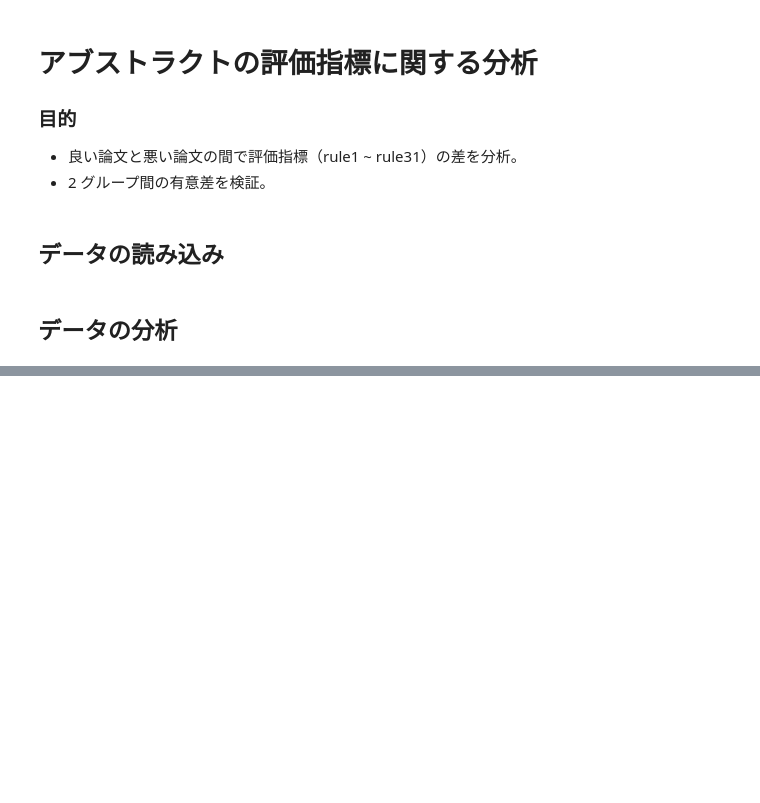
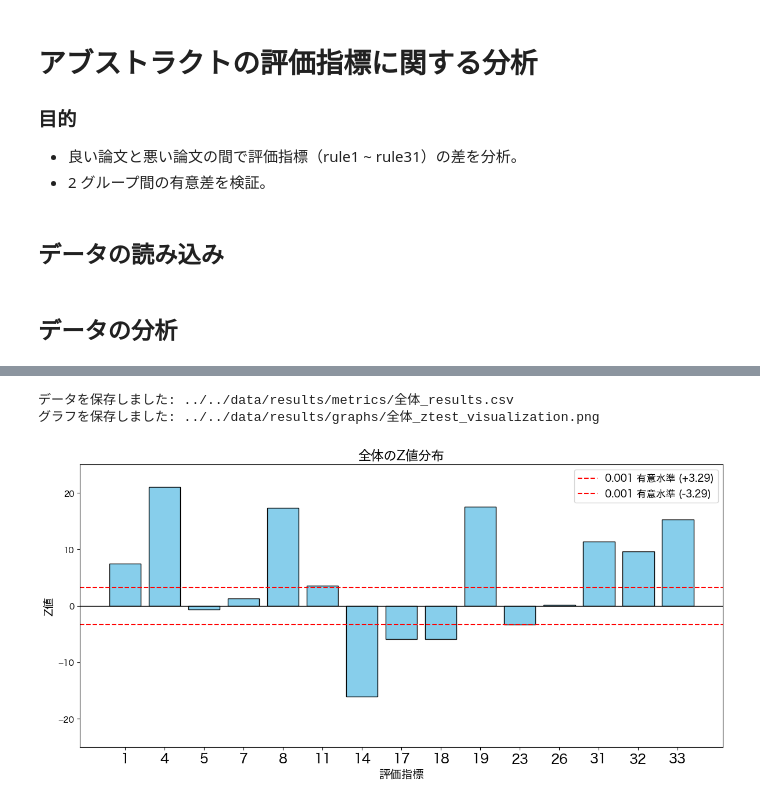
Before and after one commit to ku6kaw/Abstract-evaluation-by-Gemini, a Jupyter notebook: src/analysis/results_analysis.ipynb, the cells around one changed output, grey strips where cells are left out. Cells and saved outputs as stored; diff of their text form; code cells hidden in the pictures; blank space fills up the shorter version.

```diff
--- a/src/analysis/results_analysis.ipynb
+++ b/src/analysis/results_analysis.ipynb
@@ -56,3 +76,9 @@ visualize_results(all_results_df, graph_save_dir, data_save_dir, "Overall")
+# %%
+visualize_results(filtered_df, graph_save_dir, data_save_dir, "全体", 25)
+# %% [output]
+データを保存しました: ../../data/results/metrics/全体_results.csv
+グラフを保存しました: ../../data/results/graphs/全体_ztest_visualization.png
+[figure, added]
 # %%
 # 各分野ごとの比較
 for field in high_group.keys():
```
Also changed, not shown: parts of 3 cells of this notebook, 20 other files.
